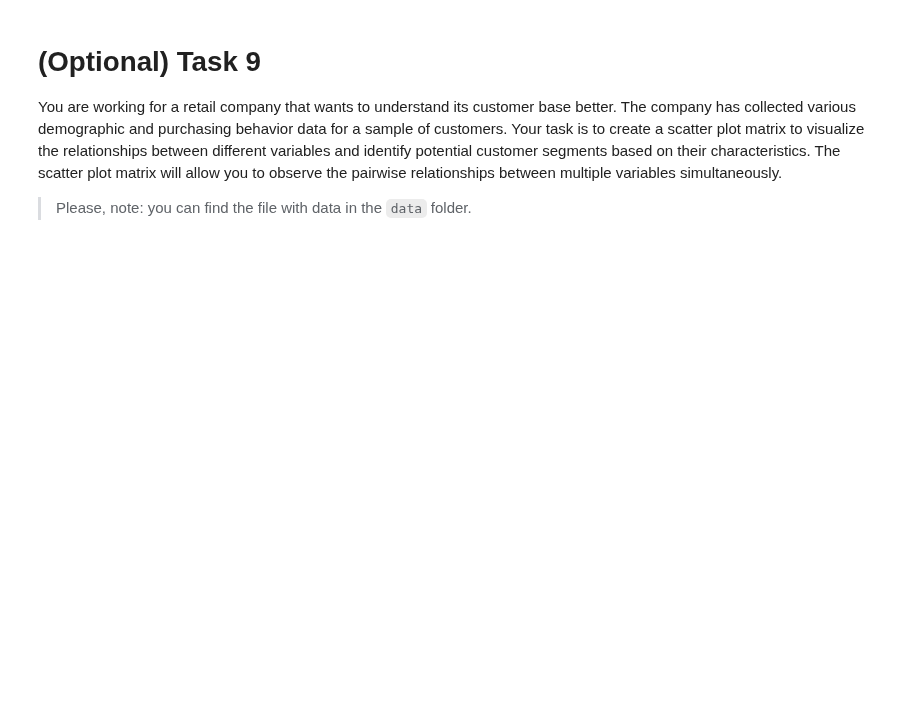
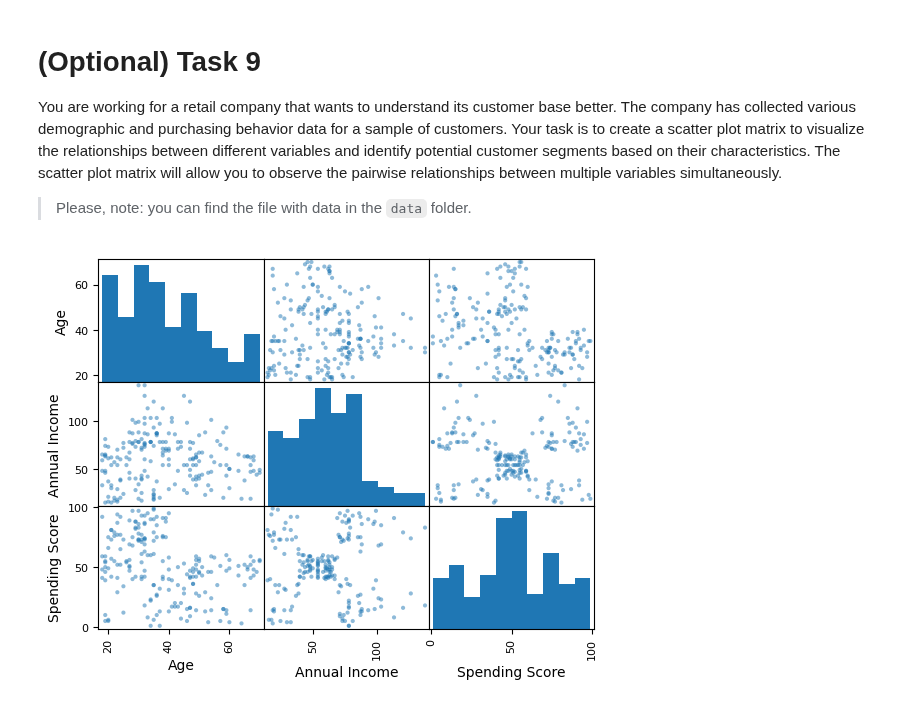
Before and after one commit to mate-academy/py-matplotlib, a Jupyter notebook: app/matplotlib.ipynb, the cells around one changed output. Drawn from its saved outputs; the diff is of its cells as text; code cells hidden in the pictures; blank space fills up the shorter version.

```diff
--- a/app/matplotlib.ipynb
+++ b/app/matplotlib.ipynb
@@ -224,0 +237,7 @@ plt.show()
+# %%
+data = pd.read_csv("../data/customer_data.csv")
+pd.plotting.scatter_matrix(data[["Age", "Annual Income", "Spending Score"]])
+
+plt.show()
+# %% [output]
+[figure, added]
```
Also changed, not shown: parts of 9 cells of this notebook, 1 other file.
